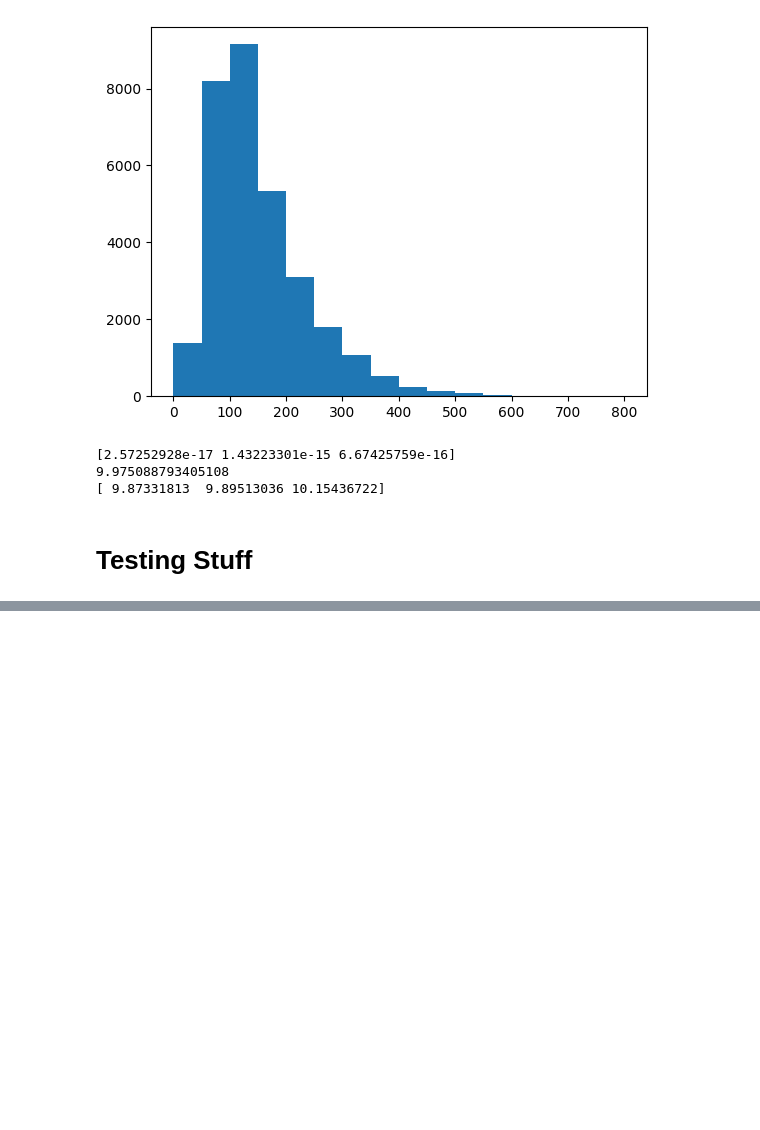
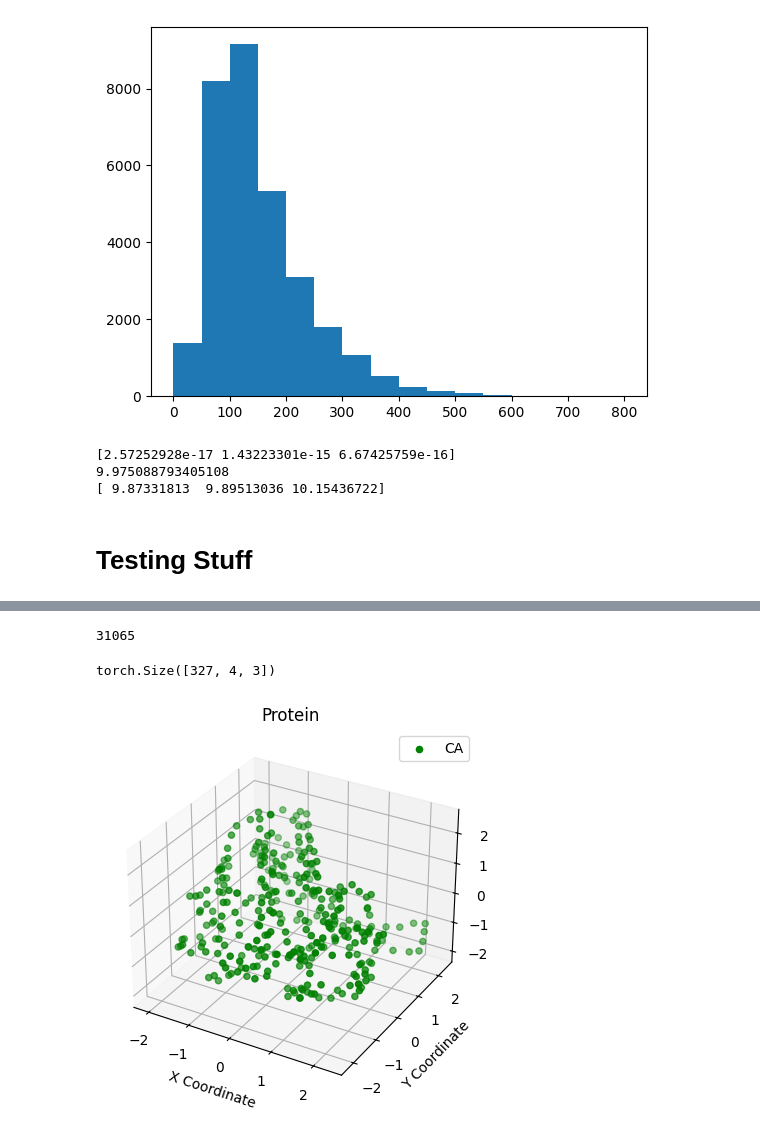
Before and after one commit to helloimsc/protein-coordinates, a Jupyter notebook: data_processing.ipynb, the cells around one changed output, grey strips where cells are left out. Cells and saved outputs as stored; diff of their text form; code cells hidden in the pictures; blank space fills up the shorter version.

```diff
--- a/data_processing.ipynb
+++ b/data_processing.ipynb
@@ -98,0 +108,3 @@ with open('clean_pdb_id.txt', 'w') as f:
+# %%
+pdb_dir ='./data/dompdb/'
+list_path = 'data/clean_pdb_id.txt'
@@ -98,0 +144,24 @@ with open('clean_pdb_id.txt', 'w') as f:
+# %%
+def plot_protein(frames):
+    """
+    Plots a protein diagram from an array of 3D coordinates
+        Args:
+        frame: 3D coordinates generated by backbone. Shape - n_aa x 4 x 3
+            second dimension representing N, CA, C, CB
+    """
+    CA_coords = frames[:,0,:]
+    #Plot
+    fig = plt.figure()
+    ax = fig.add_subplot(111, projection='3d')
+    ax.scatter(CA_coords[:, 0], CA_coords[:, 1], CA_coords[:, 2], label='CA', color='green')
+
+
+    # Labeling
+    ax.set_xlabel('X Coordinate')
+    ax.set_ylabel('Y Coordinate')
+    ax.set_zlabel('Z Coordinate')
+    ax.legend()
+    ax.set_title('Protein')
+
+    # Show plot
+    plt.show()
@@ -98,0 +171,20 @@ with open('clean_pdb_id.txt', 'w') as f:
+# %%
+with open(list_path) as file:
+    lines = [line.rstrip() for line in file]
+
+print(len(lines))
+# %% [output]
+31065
+# %%
+frames, seq = data_read.get_backbone(pdb_dir+lines[0])
+frames = torch.tensor(np.array(frames)).squeeze(0)
+CoM = torch.mean(frames.flatten(end_dim=-2),dim=-2, keepdim=True)
+frames = frames - CoM[None,:]
+frames = frames/10
+print(frames.shape)
+# %% [output]
+torch.Size([327, 4, 3])
+# %%
+plot_protein(frames)
+# %% [output]
+[figure, added]
```
Also changed, not shown: parts of 8 cells of this notebook, 1 other file.
